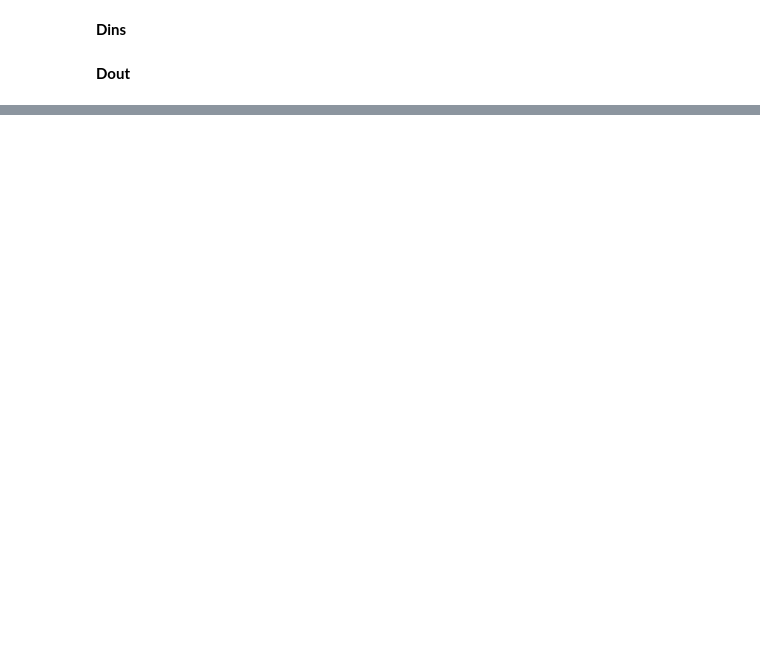
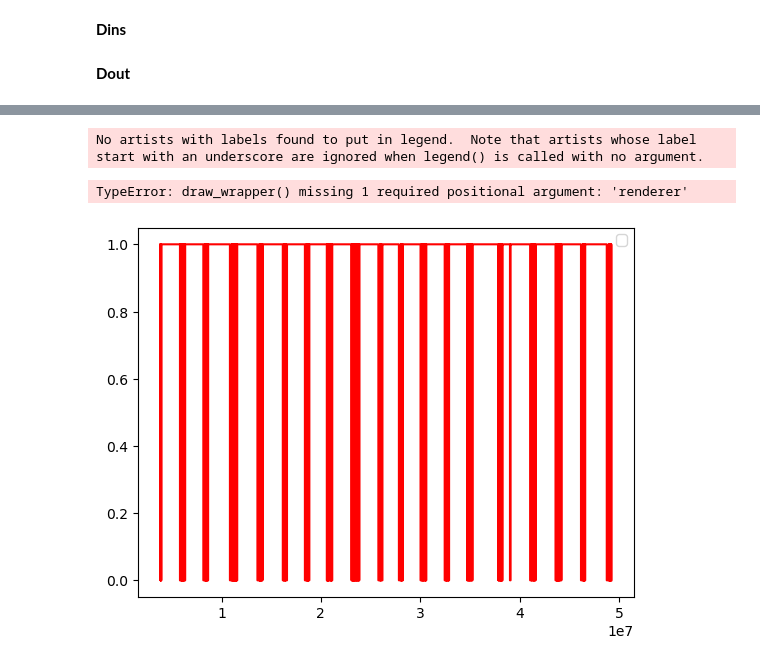
Before and after one commit to zoldello/phil-spyglass-analysis, a Jupyter notebook: w-track-performance.ipynb, the cells around one changed output, grey strips where cells are left out. Cells and saved outputs as stored; diff of their text form; code cells hidden in the pictures; blank space fills up the shorter version.

```diff
--- a/w-track-performance.ipynb
+++ b/w-track-performance.ipynb
@@ -102,0 +317,3 @@ time = readTrodesExtractedDataFile('/stelmo/kyu/L5/20230502/r2/20230502_163824/2
+# %%
+x = get_accuracy(din1, dout4)
+x
@@ -102,0 +332,6 @@ time = readTrodesExtractedDataFile('/stelmo/kyu/L5/20230502/r2/20230502_163824/2
+# %%
+din1_x = []
+din1_y = []
+for data in din1['data']:
+    din1_x.append(data[0])
+    din1_y.append(data[1])
@@ -102,0 +344,20 @@ time = readTrodesExtractedDataFile('/stelmo/kyu/L5/20230502/r2/20230502_163824/2
+# %%
+def test_plot(x,y):
+    # x = np.linspace(0,5,10)
+    # y = np.array([1,0, 0, 0 , 0, 1, 1, 1,0,1])
+
+    fig = plt.figure()
+    ax = fig.add_subplot(111)
+    ax.step(x,y,color='r')
+    #ax.step(x,y+2,color='g')
+#ax.set_ylim([-2,9])
+#ax.set_xlim([-1,6])
+    ax.legend()
+
+    ax.draw()
+# %%
+test_plot(din1_x, din1_y)
+# %% [output]
+No artists with labels found to put in legend.  Note that artists whose label start with an underscore are ignored when legend() is called with no argument.
+TypeError: draw_wrapper() missing 1 required positional argument: 'renderer'
+[figure, added]
```
Also changed, not shown: parts of 56 cells of this notebook, 1 other file.
